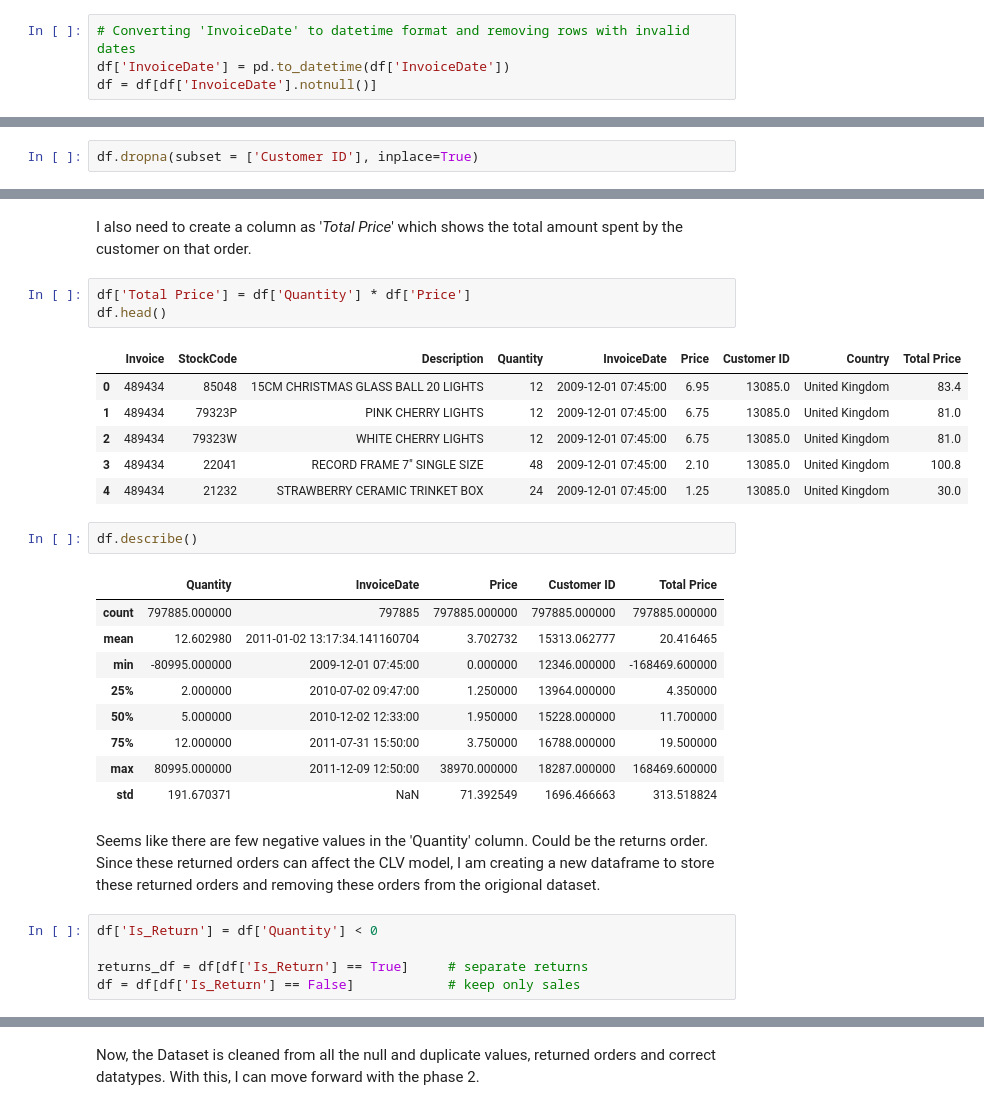
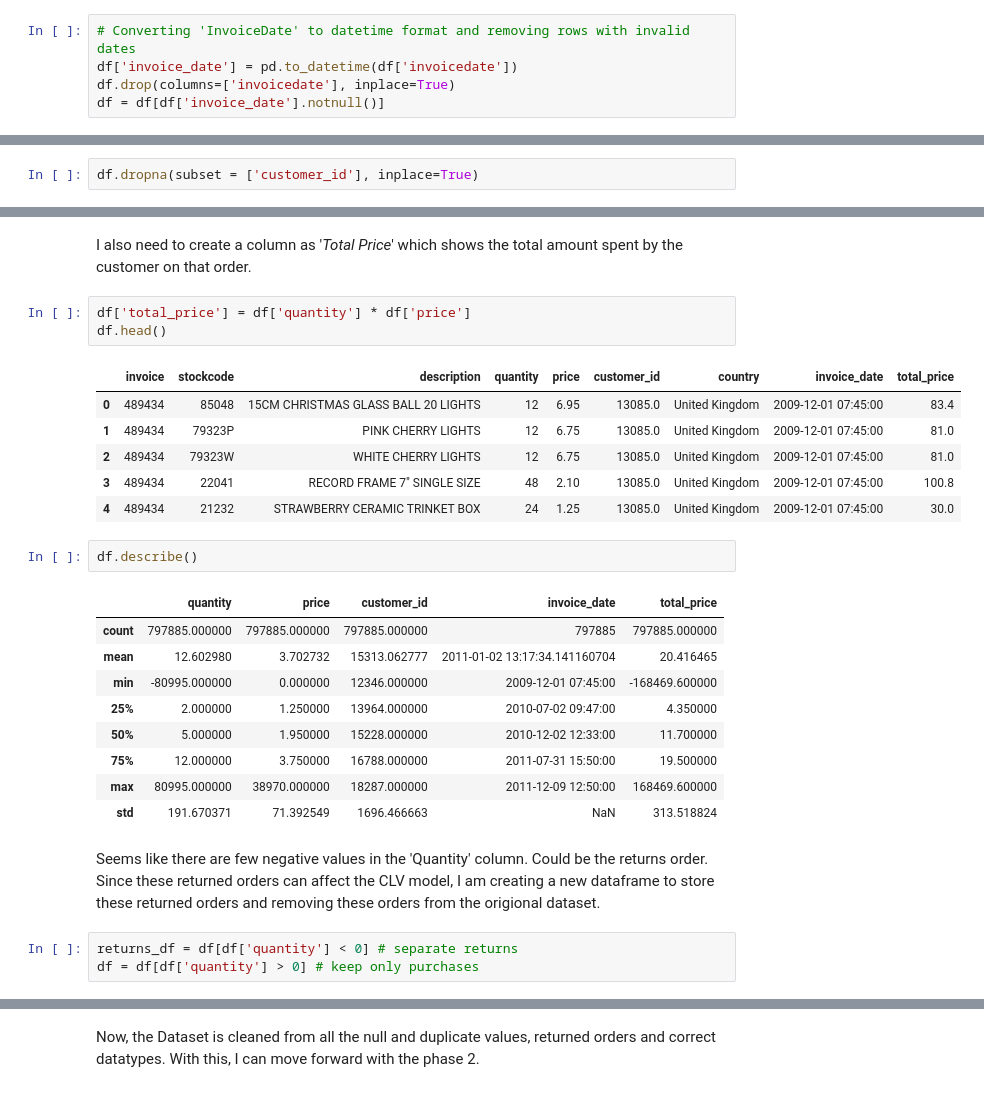
Before and after one commit to Ishant2104/CLV_and_Churn_Prediction, a Jupyter notebook: 01_Data_Preprocessing.ipynb, the cells around one changed output, grey strips where cells are left out. Drawn from its saved outputs; the diff is of its cells as text.

```diff
--- a/01_Data_Preprocessing.ipynb
+++ b/01_Data_Preprocessing.ipynb
@@ -90,8 +99,9 @@ memory usage: 65.1+ MB
 The datatype of 'InvoiceDate' column is object. That's needed to be change into datettime datatype.
 # %%
 # Converting 'InvoiceDate' to datetime format and removing rows with invalid dates
-df['InvoiceDate'] = pd.to_datetime(df['InvoiceDate'])
-df = df[df['InvoiceDate'].notnull()]
+df['invoice_date'] = pd.to_datetime(df['invoicedate'])
+df.drop(columns=['invoicedate'], inplace=True)
+df = df[df['invoice_date'].notnull()]
 # %%
 # Checking for missing values
 df.isnull().sum()
@@ -123,7 +133,7 @@ dtype: float64
 # %% [markdown]
 Customer ID has 22.8% of missing values (around 2.5 lacs). We need to drop these rows since customer ID is crucial for CLV modelling.
 # %%
-df.dropna(subset = ['Customer ID'], inplace=True)
+df.dropna(subset = ['customer_id'], inplace=True)
 # %%
 # Checking for missing values
 df.isnull().sum()
@@ -166,34 +176,32 @@ Our dataset ranges from 1 Dec 2009 to 09 Dec 2011.
 # %% [markdown]
 I also need to create a column as '*Total Price*' which shows the total amount spent by the customer on that order.
 # %%
-df['Total Price'] = df['Quantity'] * df['Price']
+df['total_price'] = df['quantity'] * df['price']
 df.head()
 # %% [output]
-|  | Invoice | StockCode | Description | Quantity | InvoiceDate | Price | Customer ID | Country | Total Price |
-| 0 | 489434 | 85048 | 15CM CHRISTMAS GLASS BALL 20 LIGHTS | 12 | 2009-12-01 07:45:00 | 6.95 | 13085.0 | United Kingdom | 83.4 |
-| 1 | 489434 | 79323P | PINK CHERRY LIGHTS | 12 | 2009-12-01 07:45:00 | 6.75 | 13085.0 | United Kingdom | 81.0 |
-| 2 | 489434 | 79323W | WHITE CHERRY LIGHTS | 12 | 2009-12-01 07:45:00 | 6.75 | 13085.0 | United Kingdom | 81.0 |
-| 3 | 489434 | 22041 | RECORD FRAME 7" SINGLE SIZE | 48 | 2009-12-01 07:45:00 | 2.10 | 13085.0 | United Kingdom | 100.8 |
-| 4 | 489434 | 21232 | STRAWBERRY CERAMIC TRINKET BOX | 24 | 2009-12-01 07:45:00 | 1.25 | 13085.0 | United Kingdom | 30.0 |
+|  | invoice | stockcode | description | quantity | price | customer_id | country | invoice_date | total_price |
+| 0 | 489434 | 85048 | 15CM CHRISTMAS GLASS BALL 20 LIGHTS | 12 | 6.95 | 13085.0 | United Kingdom | 2009-12-01 07:45:00 | 83.4 |
+| 1 | 489434 | 79323P | PINK CHERRY LIGHTS | 12 | 6.75 | 13085.0 | United Kingdom | 2009-12-01 07:45:00 | 81.0 |
+| 2 | 489434 | 79323W | WHITE CHERRY LIGHTS | 12 | 6.75 | 13085.0 | United Kingdom | 2009-12-01 07:45:00 | 81.0 |
+| 3 | 489434 | 22041 | RECORD FRAME 7" SINGLE SIZE | 48 | 2.10 | 13085.0 | United Kingdom | 2009-12-01 07:45:00 | 100.8 |
+| 4 | 489434 | 21232 | STRAWBERRY CERAMIC TRINKET BOX | 24 | 1.25 | 13085.0 | United Kingdom | 2009-12-01 07:45:00 | 30.0 |
 # %%
 df.describe()
 # %% [output]
-|  | Quantity | InvoiceDate | Price | Customer ID | Total Price |
-| count | 797885.000000 | 797885 | 797885.000000 | 797885.000000 | 797885.000000 |
-| mean | 12.602980 | 2011-01-02 13:17:34.141160704 | 3.702732 | 15313.062777 | 20.416465 |
-| min | -80995.000000 | 2009-12-01 07:45:00 | 0.000000 | 12346.000000 | -168469.600000 |
-| 25% | 2.000000 | 2010-07-02 09:47:00 | 1.250000 | 13964.000000 | 4.350000 |
-| 50% | 5.000000 | 2010-12-02 12:33:00 | 1.950000 | 15228.000000 | 11.700000 |
-| 75% | 12.000000 | 2011-07-31 15:50:00 | 3.750000 | 16788.000000 | 19.500000 |
-| max | 80995.000000 | 2011-12-09 12:50:00 | 38970.000000 | 18287.000000 | 168469.600000 |
-| std | 191.670371 | NaN | 71.392549 | 1696.466663 | 313.518824 |
+|  | quantity | price | customer_id | invoice_date | total_price |
+| count | 797885.000000 | 797885.000000 | 797885.000000 | 797885 | 797885.000000 |
+| mean | 12.602980 | 3.702732 | 15313.062777 | 2011-01-02 13:17:34.141160704 | 20.416465 |
+| min | -80995.000000 | 0.000000 | 12346.000000 | 2009-12-01 07:45:00 | -168469.600000 |
+| 25% | 2.000000 | 1.250000 | 13964.000000 | 2010-07-02 09:47:00 | 4.350000 |
+| 50% | 5.000000 | 1.950000 | 15228.000000 | 2010-12-02 12:33:00 | 11.700000 |
+| 75% | 12.000000 | 3.750000 | 16788.000000 | 2011-07-31 15:50:00 | 19.500000 |
+| max | 80995.000000 | 38970.000000 | 18287.000000 | 2011-12-09 12:50:00 | 168469.600000 |
+| std | 191.670371 | 71.392549 | 1696.466663 | NaN | 313.518824 |
 # %% [markdown]
 Seems like there are few negative values in the 'Quantity' column. Could be the returns order. Since these returned orders can affect the CLV model, I am creating a new dataframe to store these returned orders and removing these orders from the origional dataset.
 # %%
-df['Is_Return'] = df['Quantity'] < 0
-
-returns_df = df[df['Is_Return'] == True]     # separate returns
-df = df[df['Is_Return'] == False]            # keep only sales
+returns_df = df[df['quantity'] < 0] # separate returns
+df = df[df['quantity'] > 0] # keep only purchases
 # %%
 # Final look at the cleaned dataset
 df.head()
```
Also changed, not shown: parts of 10 cells of this notebook, 2 other files.
